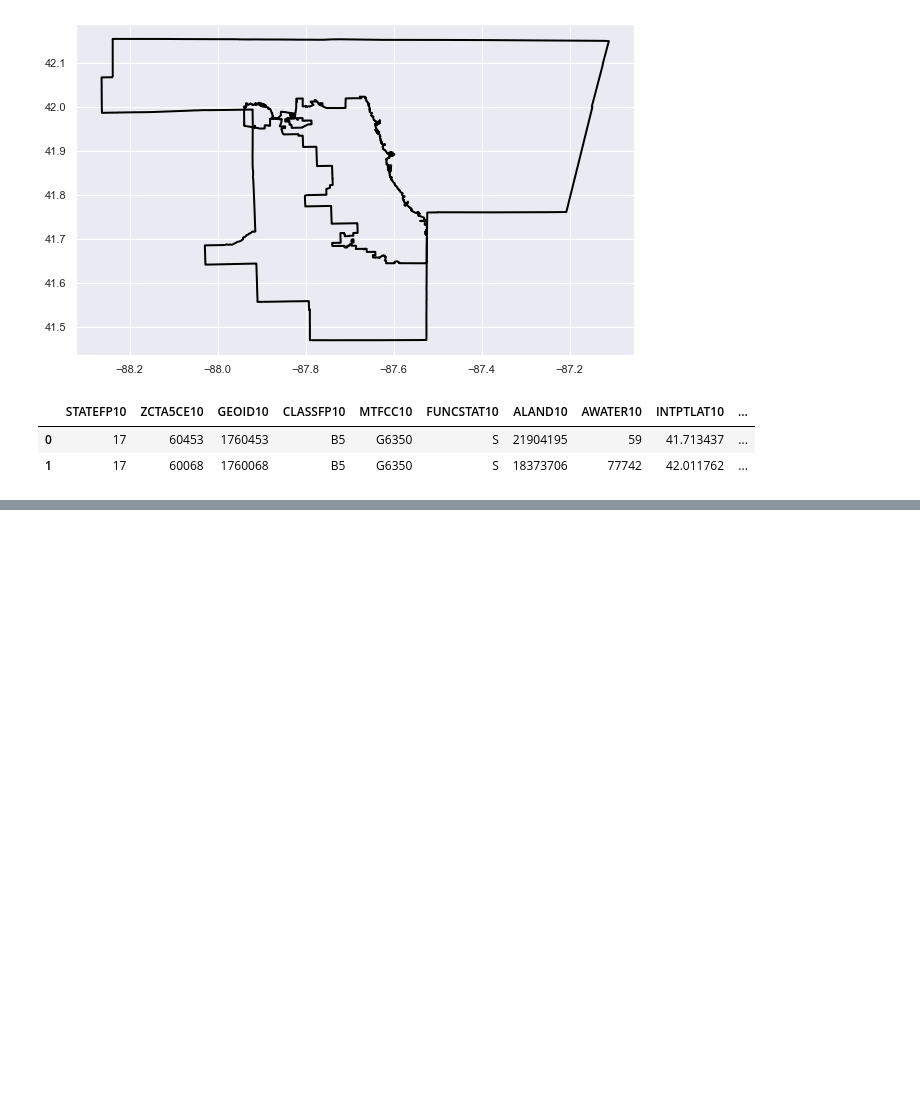
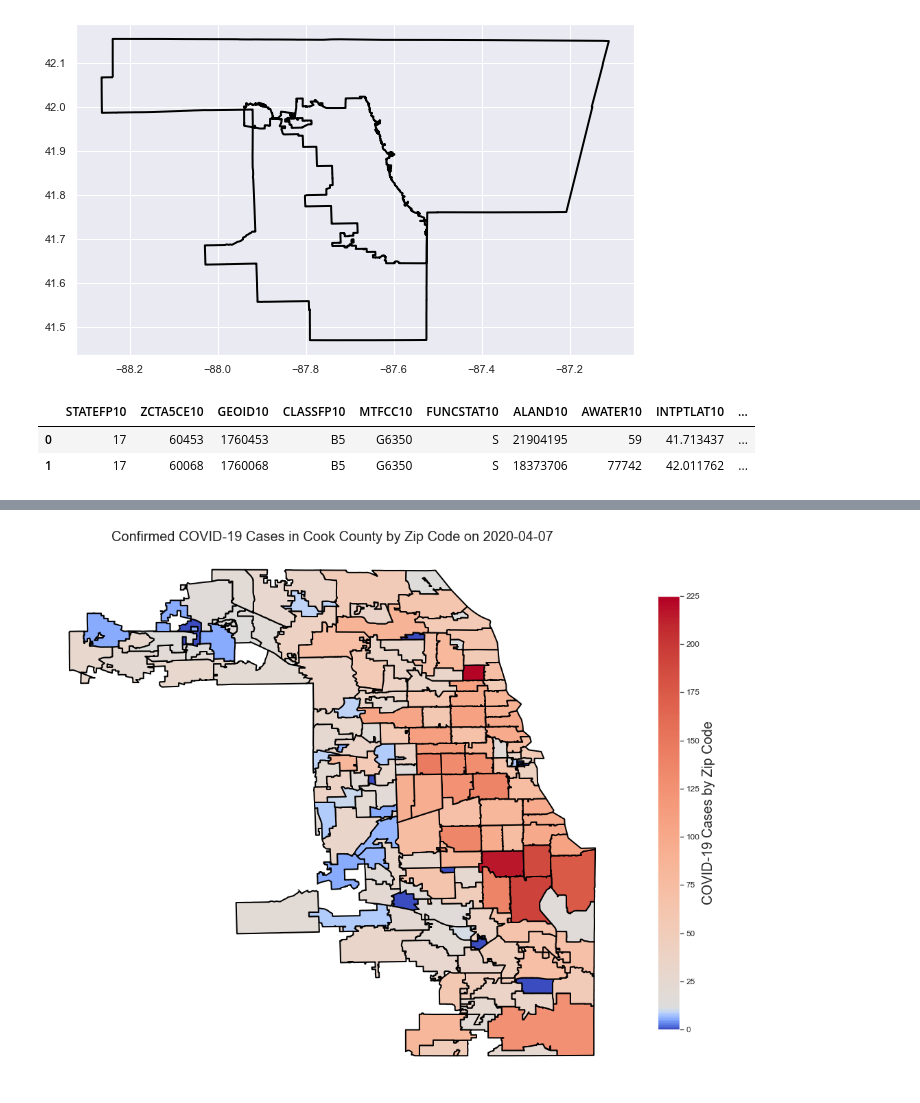
Before and after one commit to MattTriano/COVID-19_Viz, a Jupyter notebook: COVID-19_map.ipynb, the cells around one changed output, grey strips where cells are left out. Saved outputs shown, nothing was run; the diff lists cells and outputs as text; code cells hidden in the pictures; blank space fills up the shorter version.

```diff
--- a/COVID-19_map.ipynb
+++ b/COVID-19_map.ipynb
@@ -130,0 +173,24 @@ map_covid19_cases_by_location(gdf=covid_by_zip_chicago_gdf, location="Chicago",
+# %%
+def map_covid19_cases_by_location_shifted(gdf, location, figsize=(15,15), scale=0.6,
+                                  alpha=0.6, cmap=mpl.cm.coolwarm, col='Positive Cases', mp=0.1):
+    my_cmap=shiftedColorMap(cmap, midpoint=mp, name='shifted')
+
+    fig, ax = plt.subplots(figsize=figsize)
+    ax = gdf.plot(column=col, figsize=figsize,  cmap=my_cmap, edgecolor='black', linewidth=2, ax=ax)
+    ax.set_title(f'Confirmed COVID-19 Cases in {location} by Zip Code on 2020-04-07', fontsize=20)
+    ax = ax.axis('off')
+
+    vmin = gdf[col].min()
+    vmax = gdf[col].max()
+
+    sm = plt.cm.ScalarMappable(cmap=my_cmap, norm=plt.Normalize(vmin=vmin, vmax=vmax))
+    sm._A = []
+    cbar = fig.colorbar(sm, shrink=scale)
+    cbar.set_label('COVID-19 Cases by Zip Code', size=20)
+    cbar.ax.tick_params(labelsize=12)
+    plt.tight_layout()
+# %%
+map_covid19_cases_by_location_shifted(gdf=covid_by_zip_cook_gdf, location="Cook County", figsize=(15,15), scale=0.6,
+                                  alpha=0.6, col='Positive Cases', mp=0.05)
+# %% [output]
+[figure, added]
```
Also changed, not shown: parts of 22 cells of this notebook.
